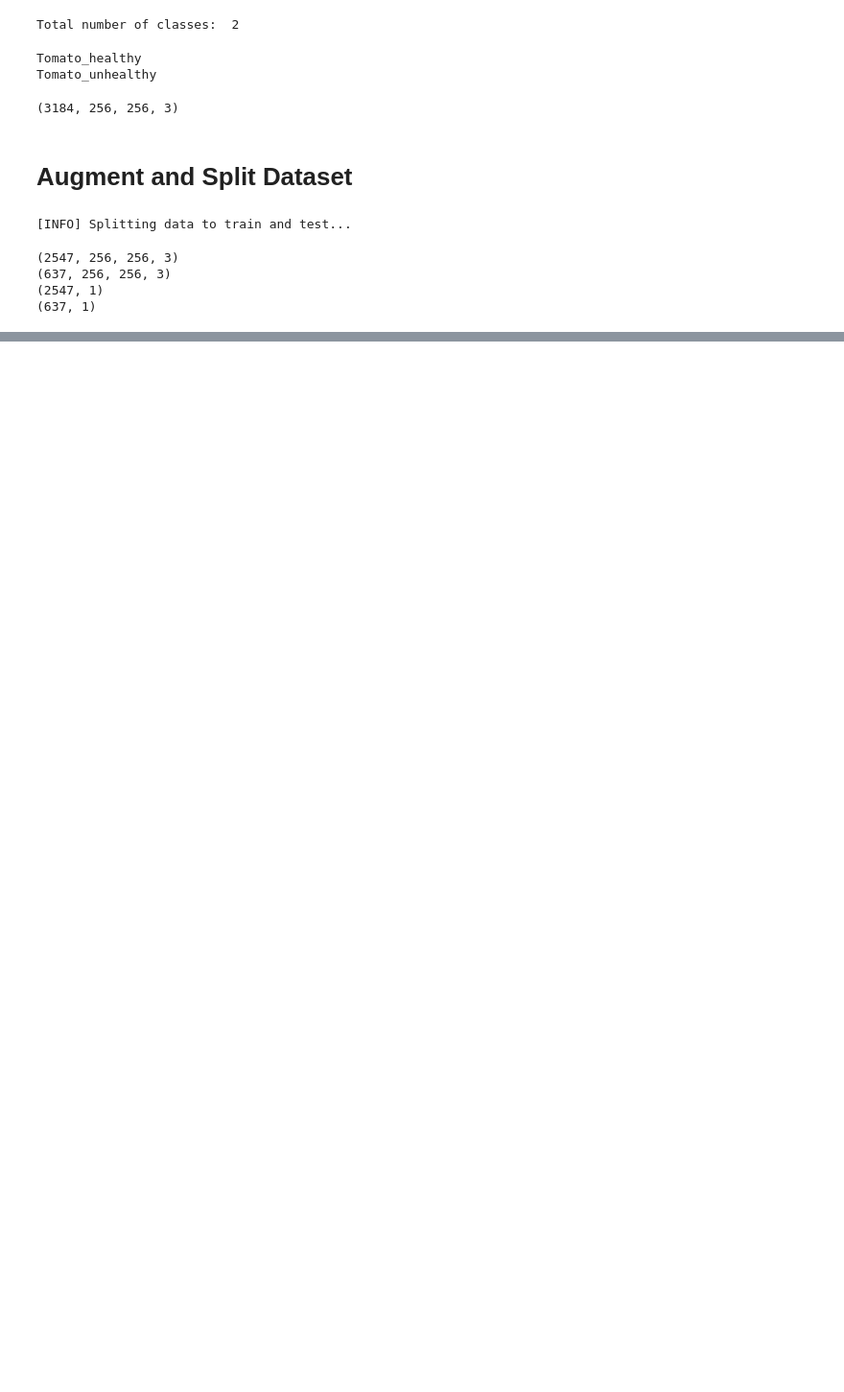
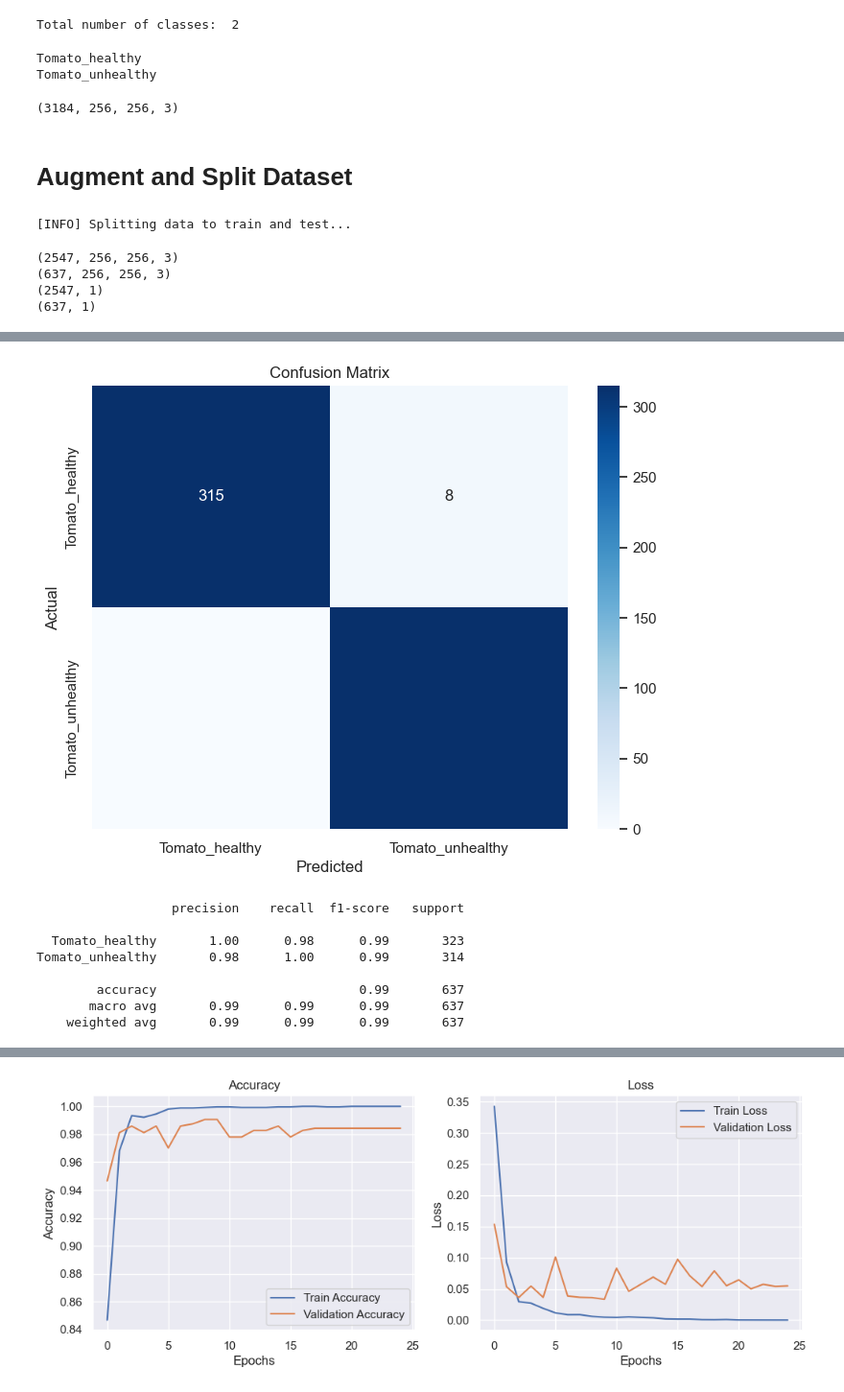
Before and after one commit to gfoley15/whats_killing_my_tomatoes, a Jupyter notebook: Code/04_Neural_Network_25epochs.ipynb, the cells around one changed output, grey strips where cells are left out. Shown: that part at 96% size. Cells and saved outputs as stored; diff of their text form; code cells hidden in the pictures; blank space fills up the shorter version.

Commit message:
added disease classification using cnn

```diff
--- a/Code/04_Neural_Network_25epochs.ipynb
+++ b/Code/04_Neural_Network_25epochs.ipynb
@@ -261,6 +264,6 @@ model.add(Dense(64, activation = 'relu'))
 model.add(Dense(1, activation='sigmoid'))
 # %%
 # Train the model
-model.fit(x_train,y_train,epochs=25,batch_size=64)
+history = model.fit(x_train, y_train, epochs=25, batch_size=64, validation_data=(x_test, y_test))
 # %% [output]
 Epoch 1/25
@@ -293,0 +395,43 @@ model.save('Models/NeuralNetByAmanuel.h5')
+# %%
+def plot_accuracy_and_loss(history):
+    plt.figure(figsize=(12, 4))
+
+    # Accuracy plot
+    plt.subplot(1, 2, 1)
+    plt.plot(history.history['accuracy'], label='Train Accuracy')
+    plt.plot(history.history['val_accuracy'], label='Validation Accuracy')
+    plt.title('Accuracy')
+    plt.xlabel('Epochs')
+    plt.ylabel('Accuracy')
+    plt.legend()
+
+    # Loss plot
+    plt.subplot(1, 2, 2)
+    plt.plot(history.history['loss'], label='Train Loss')
+    plt.plot(history.history['val_loss'], label='Validation Loss')
+    plt.title('Loss')
+    plt.xlabel('Epochs')
+    plt.ylabel('Loss')
+    plt.legend()
+    plt.savefig('../flask_app/static/images/cnn/accuracy_and_loss.png')
+    plt.show()
+# %%
+# y_test is your true labels and y_pred are the predicted labels from your model
+y_pred = (model.predict(x_test) > 0.5).astype("int32")
+y_pred_prob = model.predict(x_test).ravel()  # Probability predictions
+
+# Plot confusion matrix
+plot_confusion_matrix(y_test, y_pred, classes=['Tomato_healthy', 'Tomato_unhealthy'])
+
+# Print classification report
+print(classification_report(y_test, y_pred, target_names=['Tomato_healthy', 'Tomato_unhealthy']))
+
+# Plot ROC curve
+plot_roc_curve(y_test, y_pred_prob)
+
+# Plot Precision-Recall curve
+plot_precision_recall_curve(y_test, y_pred_prob)
+
+# Plot accuracy and loss curves
+plot_accuracy_and_loss(history)
+# %% [output]
@@ -293,0 +440,9 @@ model.save('Models/NeuralNetByAmanuel.h5')
+[figure, added]
+                  precision    recall  f1-score   support
+
+  Tomato_healthy       1.00      0.98      0.99       323
+Tomato_unhealthy       0.98      1.00      0.99       314
+
+        accuracy                           0.99       637
+       macro avg       0.99      0.99      0.99       637
+    weighted avg       0.99      0.99      0.99       637
@@ -293,0 +451 @@ model.save('Models/NeuralNetByAmanuel.h5')
+[figure, added]
```
Also changed, not shown: parts of 14 cells of this notebook, 1 other file.
